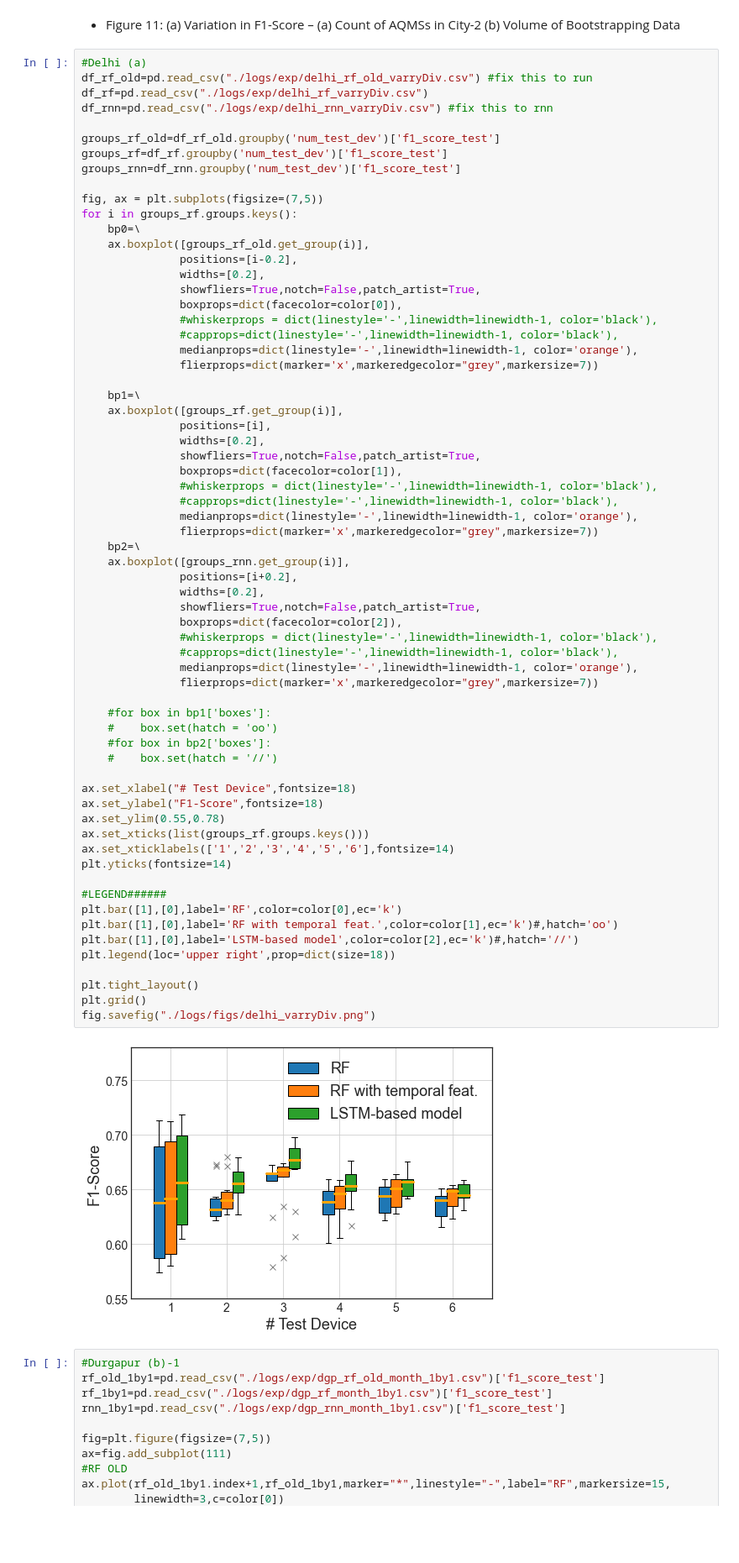
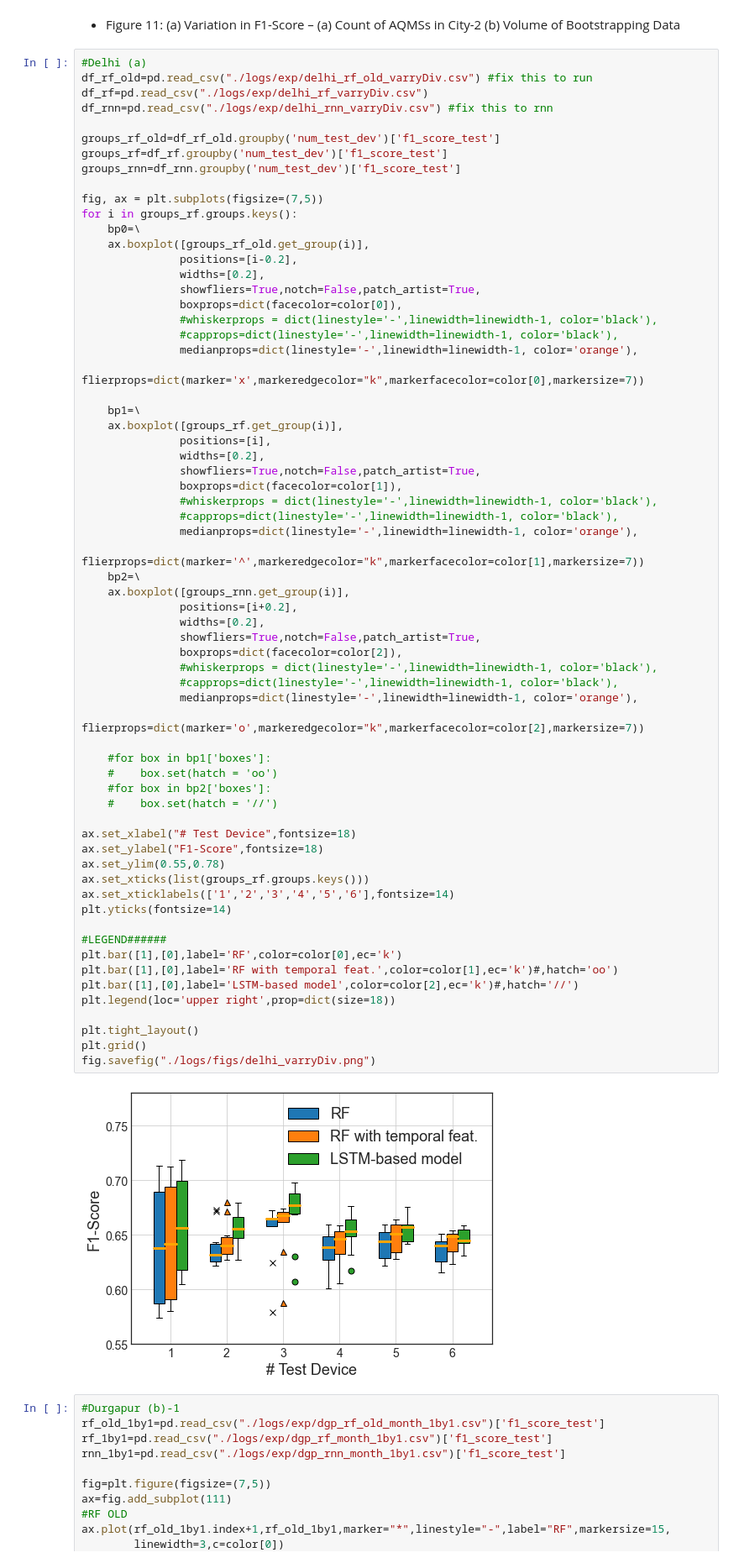
Before and after one commit to prasenjit52282/AQuaMoHo, a Jupyter notebook: plot.ipynb, the cells around one changed output. Shown: that part at 84% size. Drawn from its saved outputs; the diff is of its cells as text; blank space fills up the shorter version.

Commit message:
box plot outliers are fixed

```diff
--- a/plot.ipynb
+++ b/plot.ipynb
@@ -154,7 +154,7 @@ for i in groups_rf.groups.keys():
                #whiskerprops = dict(linestyle='-',linewidth=linewidth-1, color='black'),
                #capprops=dict(linestyle='-',linewidth=linewidth-1, color='black'),
                medianprops=dict(linestyle='-',linewidth=linewidth-1, color='orange'),
-               flierprops=dict(marker='x',markeredgecolor="grey",markersize=7))
+               flierprops=dict(marker='x',markeredgecolor="k",markerfacecolor=color[0],markersize=7))
 
     bp1=\
     ax.boxplot([groups_rf.get_group(i)],
@@ -165,41 +165,41 @@ for i in groups_rf.groups.keys():
                #whiskerprops = dict(linestyle='-',linewidth=linewidth-1, color='black'),
                #capprops=dict(linestyle='-',linewidth=linewidth-1, color='black'),
                medianprops=dict(linestyle='-',linewidth=linewidth-1, color='orange'),
-               flierprops=dict(marker='x',markeredgecolor="grey",markersize=7))
+               flierprops=dict(marker='^',markeredgecolor="k",markerfacecolor=color[1],markersize=7))
     bp2=\
     ax.boxplot([groups_rnn.get_group(i)],
                positions=[i+0.2],
                widths=[0.2],
                showfliers=True,notch=False,patch_artist=True,
                boxprops=dict(facecolor=color[2]),
                #whiskerprops = dict(linestyle='-',linewidth=linewidth-1, color='black'),
                #capprops=dict(linestyle='-',linewidth=linewidth-1, color='black'),
                medianprops=dict(linestyle='-',linewidth=linewidth-1, color='orange'),
-               flierprops=dict(marker='x',markeredgecolor="grey",markersize=7))
+               flierprops=dict(marker='o',markeredgecolor="k",markerfacecolor=color[2],markersize=7))
 
     #for box in bp1['boxes']:
     #    box.set(hatch = 'oo')
     #for box in bp2['boxes']:
     #    box.set(hatch = '//')
 
 ax.set_xlabel("# Test Device",fontsize=18)
 ax.set_ylabel("F1-Score",fontsize=18)
 ax.set_ylim(0.55,0.78)
 ax.set_xticks(list(groups_rf.groups.keys()))
 ax.set_xticklabels(['1','2','3','4','5','6'],fontsize=14)
 plt.yticks(fontsize=14)
 
 #LEGEND######
 plt.bar([1],[0],label='RF',color=color[0],ec='k')
 plt.bar([1],[0],label='RF with temporal feat.',color=color[1],ec='k')#,hatch='oo')
 plt.bar([1],[0],label='LSTM-based model',color=color[2],ec='k')#,hatch='//')
 plt.legend(loc='upper right',prop=dict(size=18))
 
 plt.tight_layout()
 plt.grid()
 fig.savefig("./logs/figs/delhi_varryDiv.png")
 # %% [output]
-[figure, old version]
+[figure, new version]
 # %%
 #Durgapur (b)-1
 rf_old_1by1=pd.read_csv("./logs/exp/dgp_rf_old_month_1by1.csv")['f1_score_test']
```
Also changed, not shown: 1 other file.
